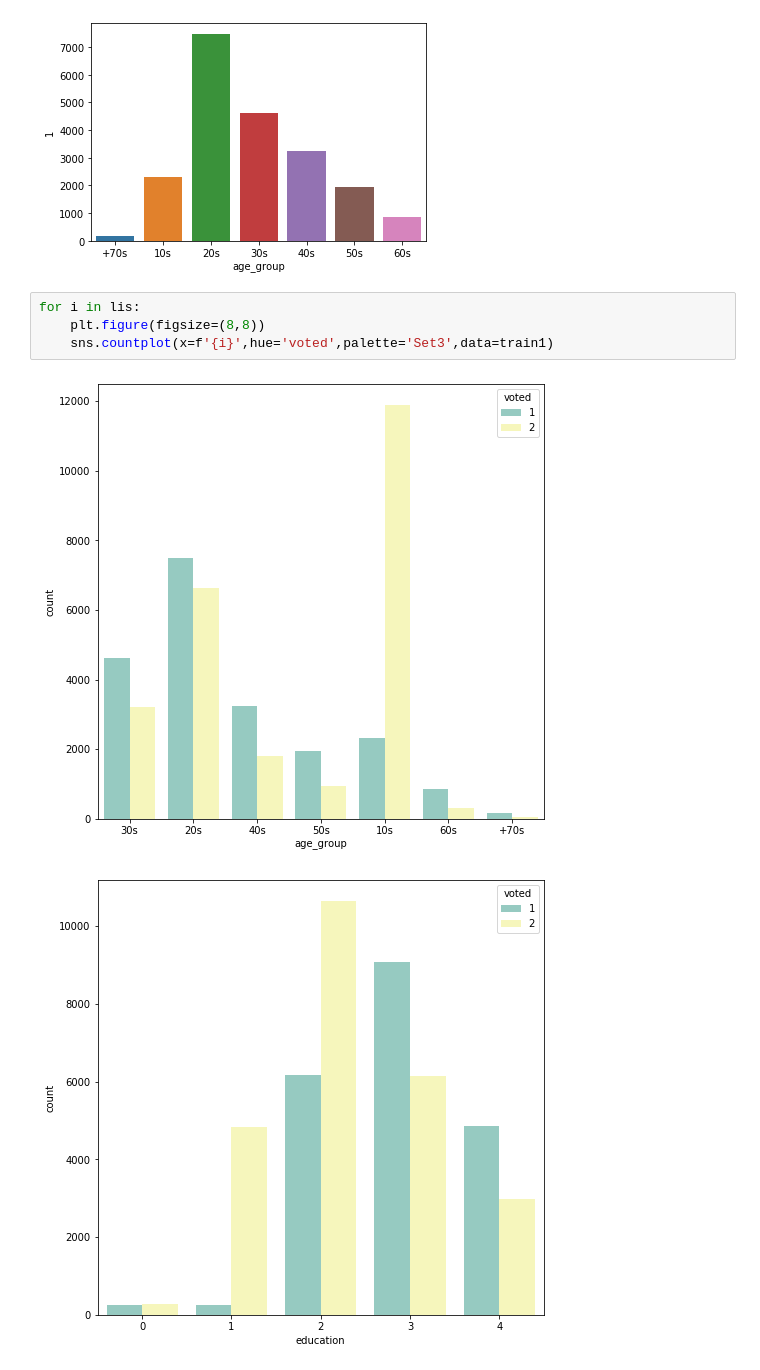
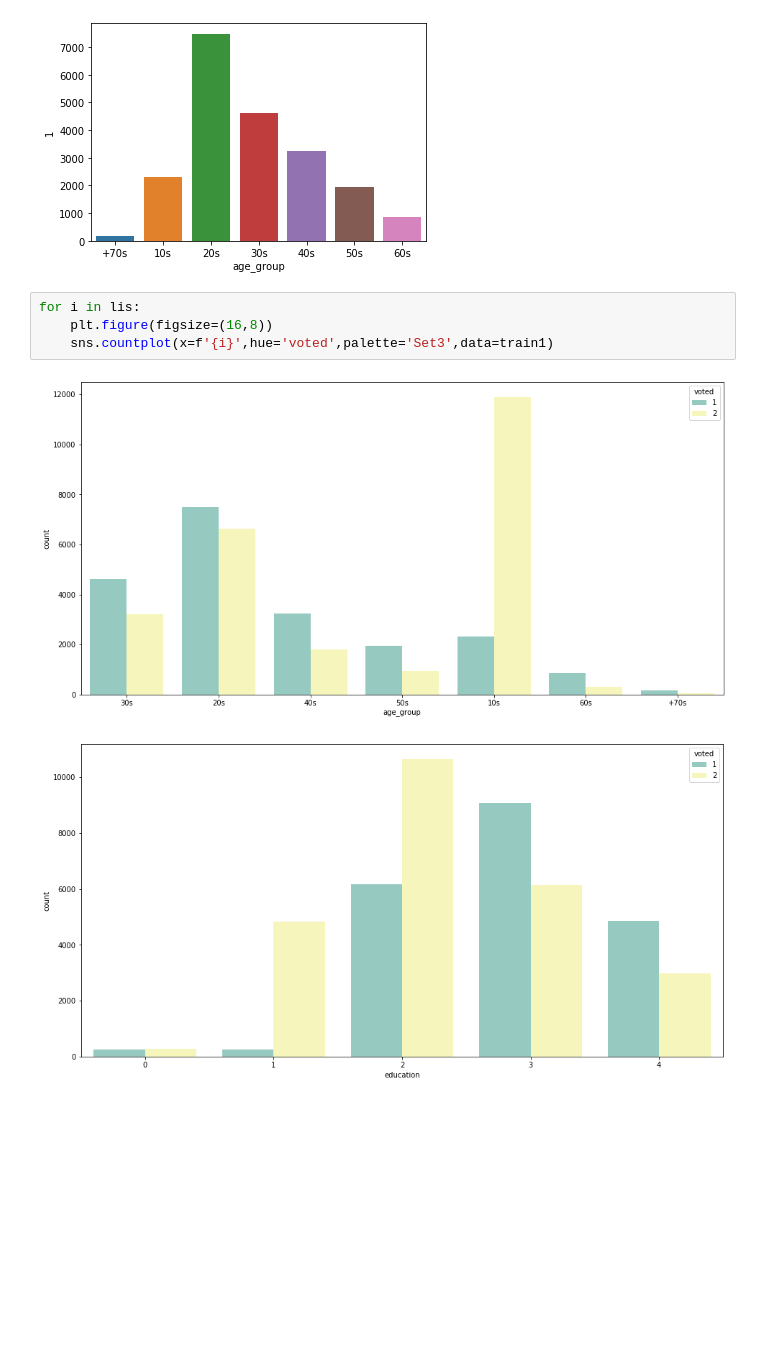
Before and after one commit to chloecmin/AI-Contest_Prediction-Who-Will-Vote, a Jupyter notebook: JMP.ipynb, the cells around one changed output. Saved outputs shown, nothing was run; the diff lists cells and outputs as text; blank space fills up the shorter version.

```diff
--- a/JMP.ipynb
+++ b/JMP.ipynb
@@ -429,8 +438,8 @@ sns.barplot(x=age.index,y=1,data=age)
 [figure]
 # %%
 for i in lis:
-    plt.figure(figsize=(8,8))
+    plt.figure(figsize=(16,8))
     sns.countplot(x=f'{i}',hue='voted',palette='Set3',data=train1)
 # %% [output]
-[figure, old version]
+[figure, new version]
-[figure, old version]
+[figure, new version]
```
Also changed, not shown: parts of 9 cells of this notebook.
